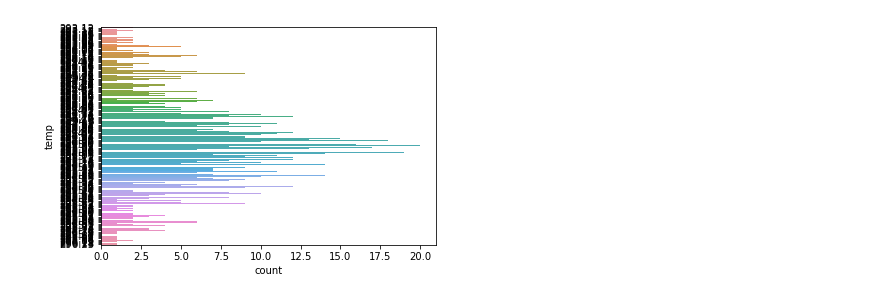
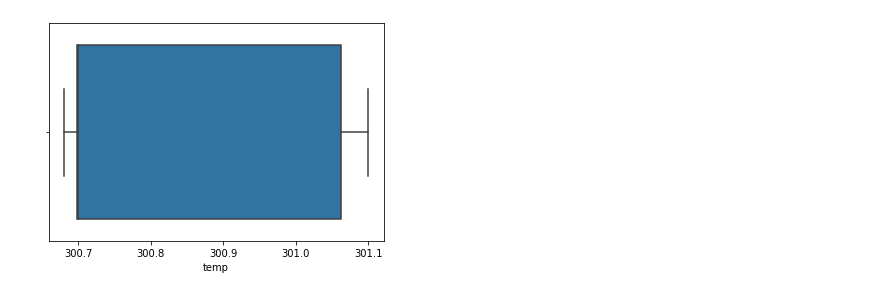
Before and after one commit to NESPEDUFV/more-data, a Jupyter notebook: examples/api-connector/api-openweather.ipynb, the cells around one changed output. Cells and saved outputs as stored; diff of their text form; code cells hidden in the pictures.

Commit message:
feat: wrap up all dask and geopandas work

```diff
--- a/examples/api-connector/api-openweather.ipynb
+++ b/examples/api-connector/api-openweather.ipynb
@@ -127,0 +45,12 @@ df_enriched = pd.read_json('./data/1k_datapreprocessed_events_dates_sp_sample-0.
+# %%
+import warnings
+
+def response_parser(response):
+    return response['main']
+
+sp = GeopandasData().from_geodataframe(df.iloc[0:20])
+
+api_weather_enricher = Enricher(connector=ApiConnector(response_parser=response_parser, url_pattern=URL_PATTERN, params=PARAMETERS))
+
+geopandas_enriched = api_weather_enricher.enrich(sp)
+geopandas_enriched
@@ -128,7 +75,7 @@ df_enriched = pd.read_json('./data/1k_datapreprocessed_events_dates_sp_sample-0.
 # %%
 import seaborn
 import matplotlib.pyplot as plt
-seaborn.countplot(y='temp', data=df_enriched)
+seaborn.boxplot(x='temp', data=geopandas_enriched)
 plt.show()
 # %% [output]
-[figure, old version]
+[figure, new version]
```
Also changed, not shown: parts of 8 cells of this notebook, 13 other files.
